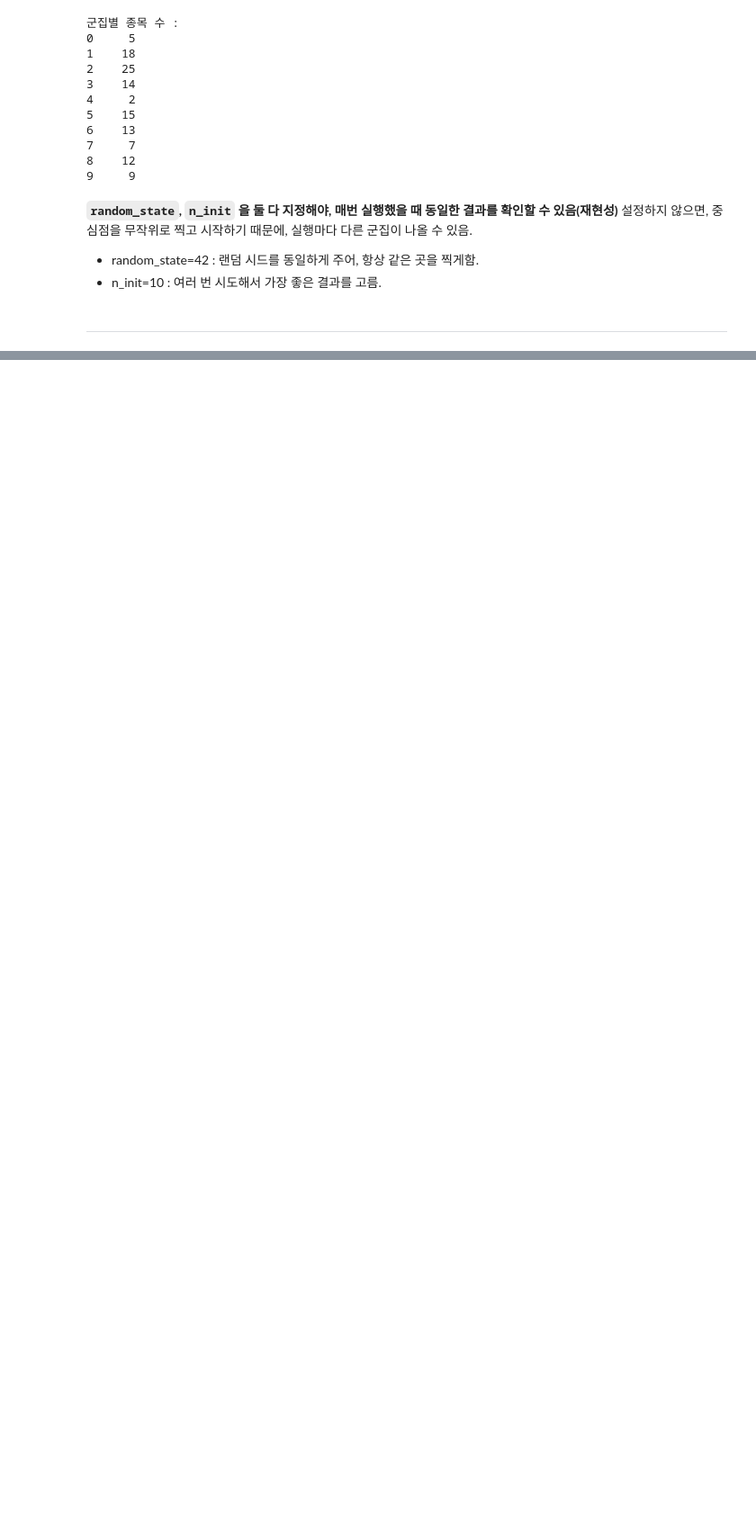
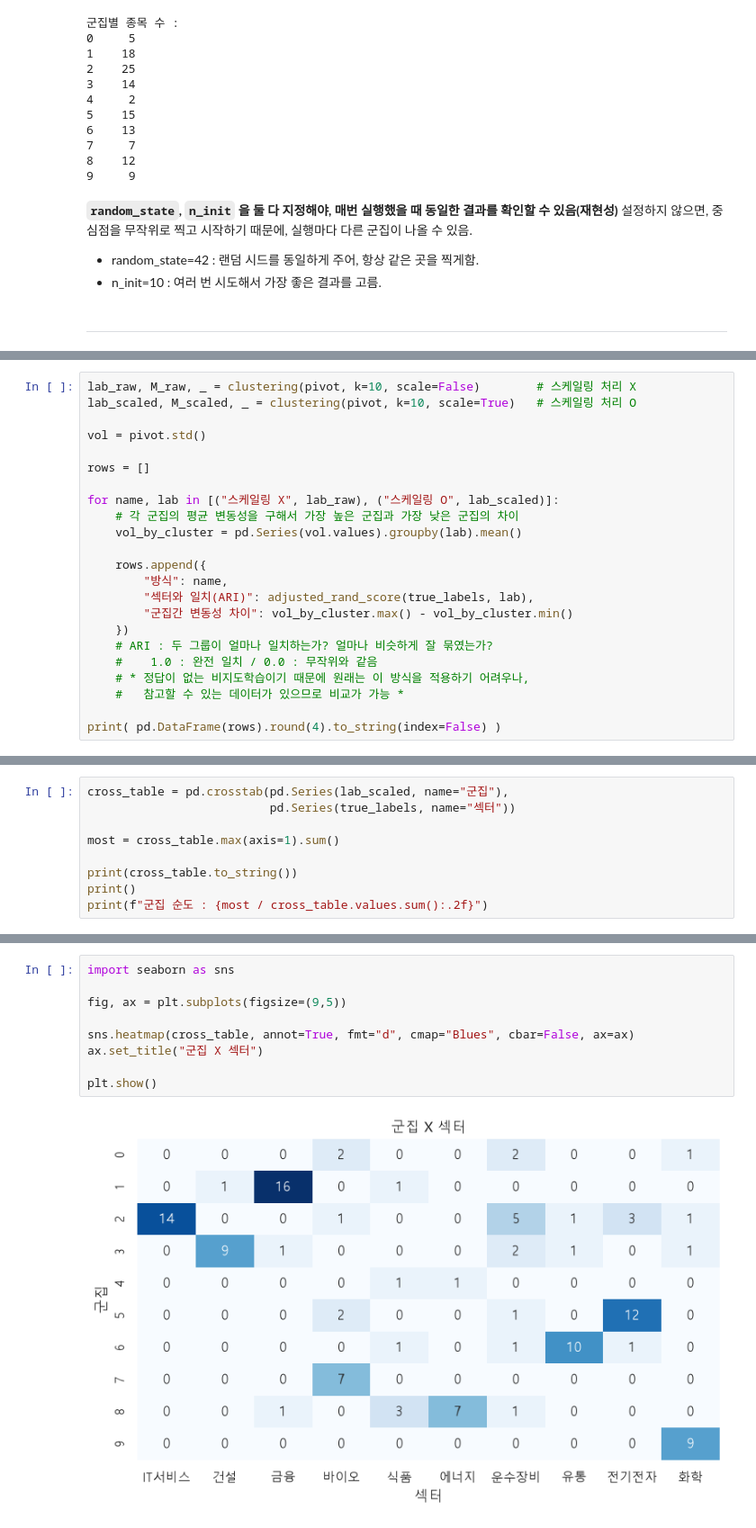
Before and after one commit to Cinderelllllla/demo-repository, a Jupyter notebook: 12_ml/05_unsupervised.ipynb, the cells around one changed output, grey strips where cells are left out. Shown at 90% size. Cells and saved outputs as stored; diff of their text form; blank space fills up the shorter version.

```diff
--- a/12_ml/05_unsupervised.ipynb
+++ b/12_ml/05_unsupervised.ipynb
@@ -133,0 +136,23 @@ print(pd.Series(preds).value_counts().sort_index().to_string())
+# %%
+lab_raw, M_raw, _ = clustering(pivot, k=10, scale=False)        # 스케일링 처리 X
+lab_scaled, M_scaled, _ = clustering(pivot, k=10, scale=True)   # 스케일링 처리 O
+
+vol = pivot.std()
+
+rows = []
+
+for name, lab in [("스케일링 X", lab_raw), ("스케일링 O", lab_scaled)]:
+    # 각 군집의 평균 변동성을 구해서 가장 높은 군집과 가장 낮은 군집의 차이
+    vol_by_cluster = pd.Series(vol.values).groupby(lab).mean()
+
+    rows.append({
+        "방식": name,
+        "섹터와 일치(ARI)": adjusted_rand_score(true_labels, lab),
+        "군집간 변동성 차이": vol_by_cluster.max() - vol_by_cluster.min()
+    })
+    # ARI : 두 그룹이 얼마나 일치하는가? 얼마나 비슷하게 잘 묶였는가?
+    #    1.0 : 완전 일치 / 0.0 : 무작위와 같음
+    # * 정답이 없는 비지도학습이기 때문에 원래는 이 방식을 적용하기 어려우나,
+    #   참고할 수 있는 데이터가 있으므로 비교가 가능 *
+
+print( pd.DataFrame(rows).round(4).to_string(index=False) )
@@ -133,0 +169,9 @@ print(pd.Series(preds).value_counts().sort_index().to_string())
+# %%
+cross_table = pd.crosstab(pd.Series(lab_scaled, name="군집"),
+                          pd.Series(true_labels, name="섹터"))
+
+most = cross_table.max(axis=1).sum()
+
+print(cross_table.to_string())
+print()
+print(f"군집 순도 : {most / cross_table.values.sum():.2f}")
@@ -133,0 +193,11 @@ print(pd.Series(preds).value_counts().sort_index().to_string())
+# %%
+import seaborn as sns
+
+fig, ax = plt.subplots(figsize=(9,5))
+
+sns.heatmap(cross_table, annot=True, fmt="d", cmap="Blues", cbar=False, ax=ax)
+ax.set_title("군집 X 섹터")
+
+plt.show()
+# %% [output]
+[figure, added]
```
Also changed, not shown: parts of 9 cells of this notebook.
